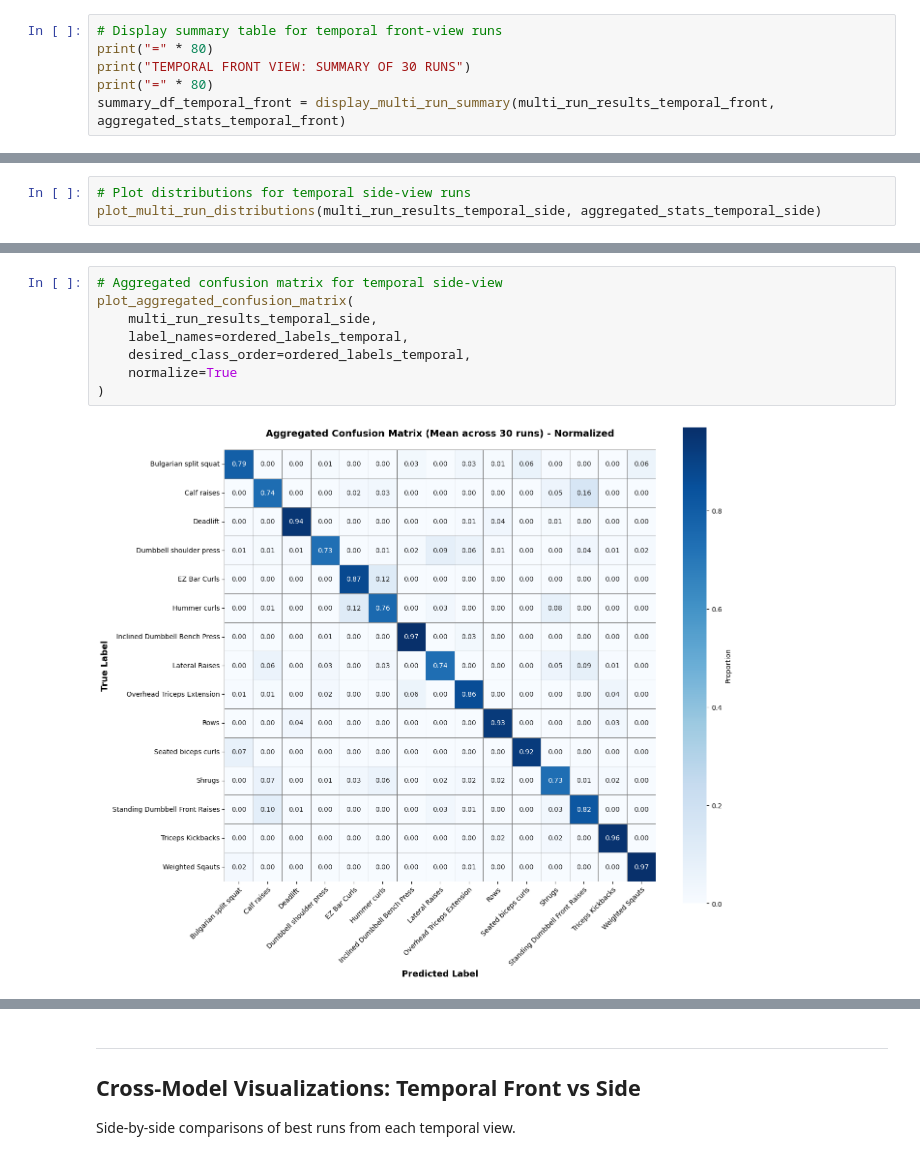
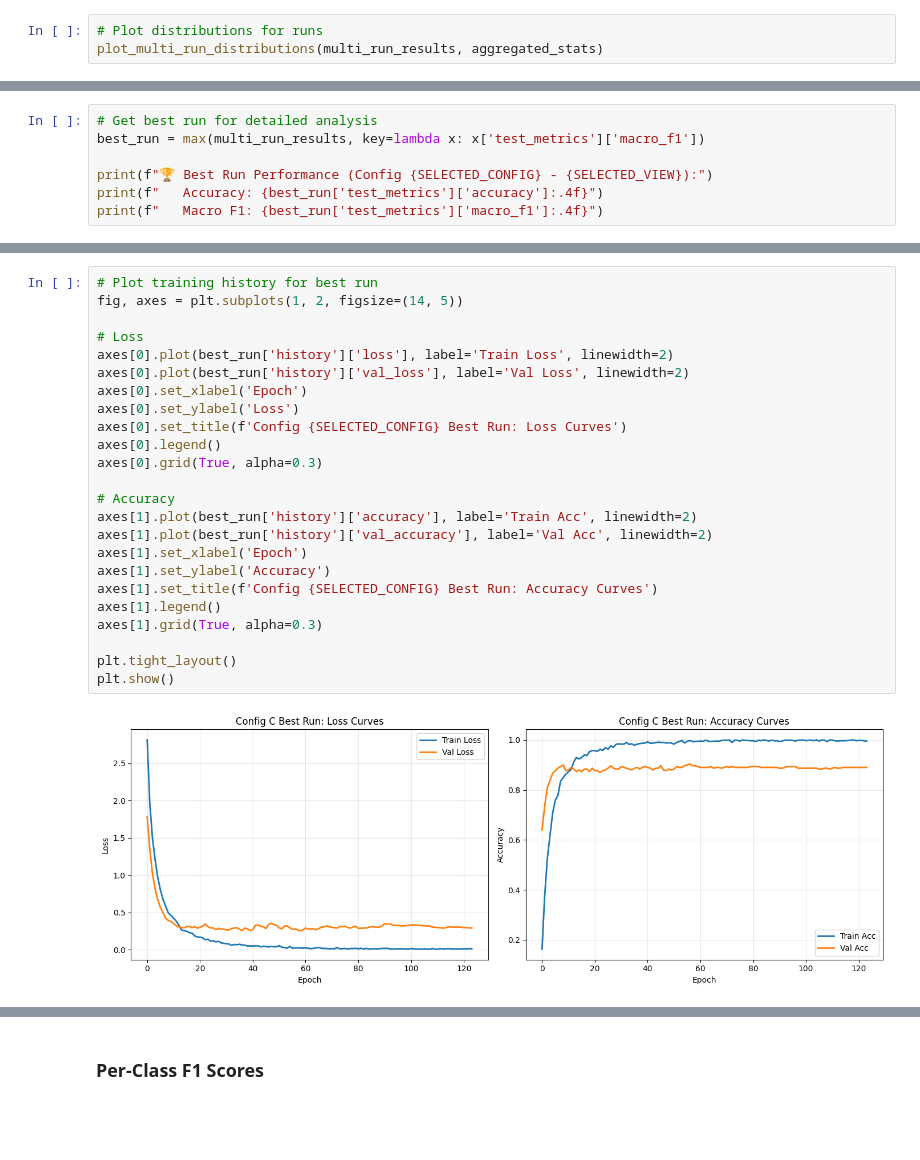
Before and after one commit to AhmedAly0/AI-Virtual-Coach, a Jupyter notebook: notebooks/exer_recog/06_pose_mlp.ipynb, the cells around one changed output, grey strips where cells are left out. Cells and saved outputs as stored; diff of their text form; blank space fills up the shorter version.

```diff
--- a/notebooks/exer_recog/06_pose_mlp.ipynb
+++ b/notebooks/exer_recog/06_pose_mlp.ipynb
@@ -527,7 +384,4 @@ Detailed analysis of 30 runs for temporal front-view model.
 # %%
-# Display summary table for temporal front-view runs
-print("=" * 80)
-print("TEMPORAL FRONT VIEW: SUMMARY OF 30 RUNS")
-print("=" * 80)
-summary_df_temporal_front = display_multi_run_summary(multi_run_results_temporal_front, aggregated_stats_temporal_front)
+# Plot distributions for runs
+plot_multi_run_distributions(multi_run_results, aggregated_stats)
 # %% [output]
@@ -645,4 +451,8 @@ Test Macro F1:  0.8360 ± 0.0554
 # %%
-# Plot distributions for temporal side-view runs
-plot_multi_run_distributions(multi_run_results_temporal_side, aggregated_stats_temporal_side)
+# Get best run for detailed analysis
+best_run = max(multi_run_results, key=lambda x: x['test_metrics']['macro_f1'])
+
+print(f"🏆 Best Run Performance (Config {SELECTED_CONFIG} - {SELECTED_VIEW}):")
+print(f"   Accuracy: {best_run['test_metrics']['accuracy']:.4f}")
+print(f"   Macro F1: {best_run['test_metrics']['macro_f1']:.4f}")
 # %% [output]
@@ -681,10 +462,26 @@ Class
 # %%
-# Aggregated confusion matrix for temporal side-view
-plot_aggregated_confusion_matrix(
-    multi_run_results_temporal_side,
-    label_names=ordered_labels_temporal,
-    desired_class_order=ordered_labels_temporal,
-    normalize=True
-)
+# Plot training history for best run
+fig, axes = plt.subplots(1, 2, figsize=(14, 5))
+
+# Loss
+axes[0].plot(best_run['history']['loss'], label='Train Loss', linewidth=2)
+axes[0].plot(best_run['history']['val_loss'], label='Val Loss', linewidth=2)
+axes[0].set_xlabel('Epoch')
+axes[0].set_ylabel('Loss')
+axes[0].set_title(f'Config {SELECTED_CONFIG} Best Run: Loss Curves')
+axes[0].legend()
+axes[0].grid(True, alpha=0.3)
+
+# Accuracy
+axes[1].plot(best_run['history']['accuracy'], label='Train Acc', linewidth=2)
+axes[1].plot(best_run['history']['val_accuracy'], label='Val Acc', linewidth=2)
+axes[1].set_xlabel('Epoch')
+axes[1].set_ylabel('Accuracy')
+axes[1].set_title(f'Config {SELECTED_CONFIG} Best Run: Accuracy Curves')
+axes[1].legend()
+axes[1].grid(True, alpha=0.3)
+
+plt.tight_layout()
+plt.show()
 # %% [output]
-[figure, old version]
+[figure, new version]
@@ -708,7 +488,3 @@ array([[2.08000000e+01, 6.66666667e-02, 1.00000000e-01, 2.33333333e-01,
 # %% [markdown]
----
-
-## Cross-Model Visualizations: Temporal Front vs Side
-
-Side-by-side comparisons of best runs from each temporal view.
+### Per-Class F1 Scores
 # %%
```
Also changed, not shown: parts of 37 cells of this notebook, 17 other files.
